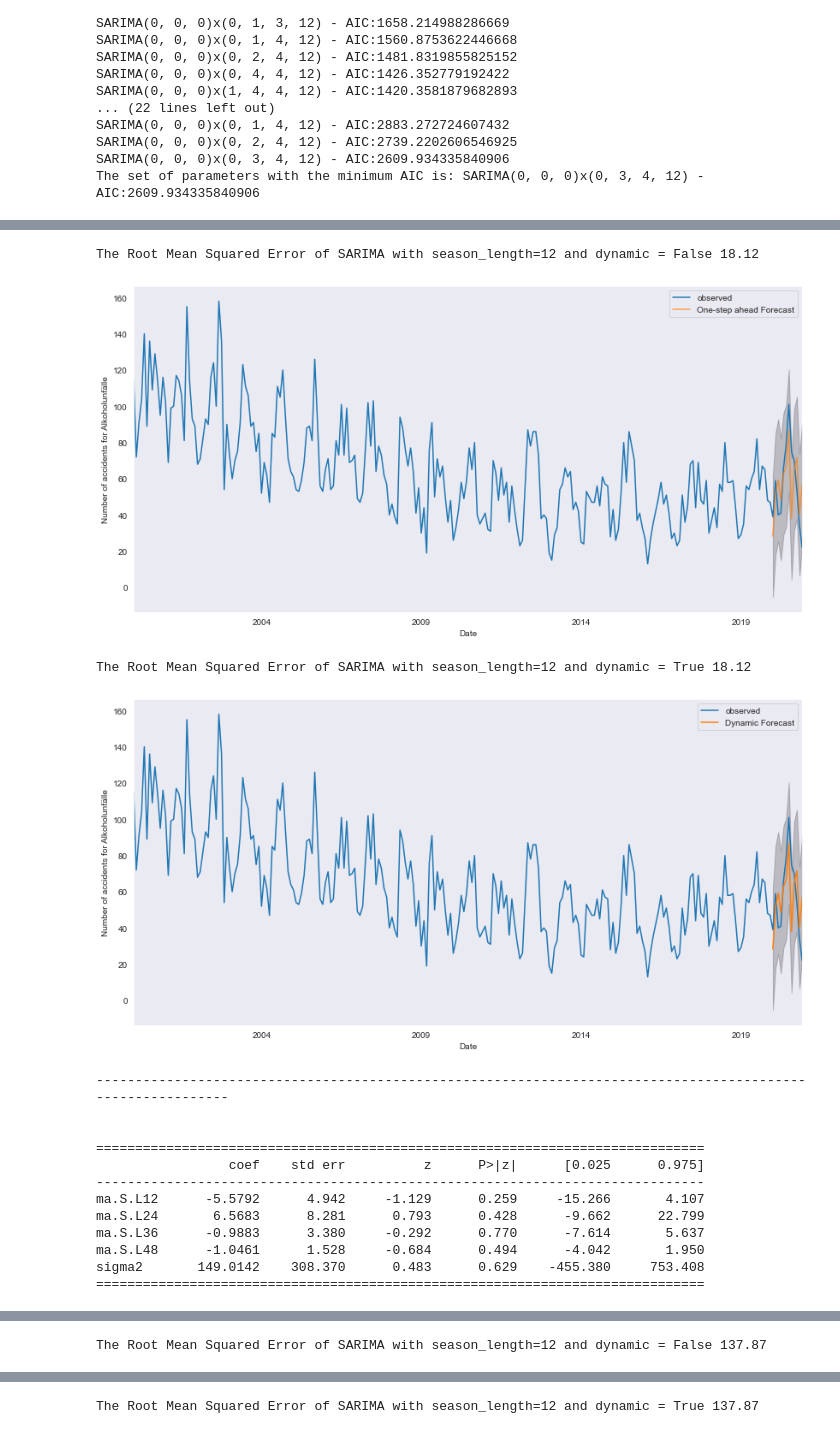
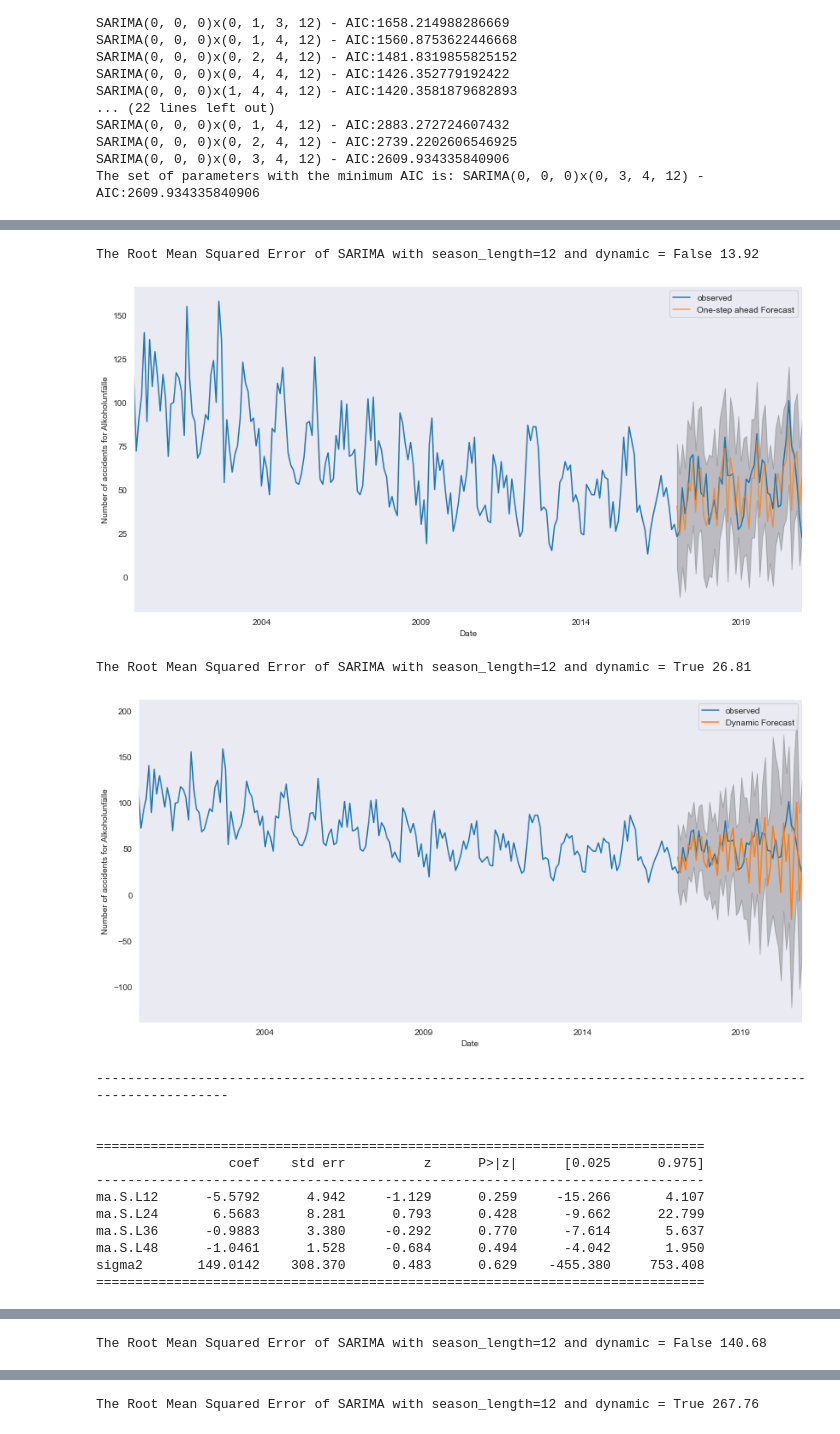
Before and after one commit to qadadri/Digital-Product-School-Challenge, a Jupyter notebook: preprocessing_visualization_training.ipynb, the cells around one changed output, grey strips where cells are left out. Drawn from its saved outputs; the diff is of its cells as text; code cells hidden in the pictures.

```diff
--- a/preprocessing_visualization_training.ipynb
+++ b/preprocessing_visualization_training.ipynb
@@ -371,38 +371,39 @@ def sarima_eva(y,order,seasonal_order,pred_date,y_to_test,cat, seasonal_period =
     ax.set_xlabel('Date')
     ax.set_ylabel('Number of accidents for ' + cat)
 
     plt.legend()
     plt.show()
 
     return (results)
 
 # Now let's split our dataset to dataset_train (80%) and dataset_test (20%)
 dataset_train = dataset[:'2017'] # 17 years for training
 dataset_val = dataset['2017':] # last 4 years for testing
 
 # Training + Testing
 models = []
 for i,cat in enumerate(MONATSZAHL):
     analysis_val = dataset_val[cat]
     analysis = dataset[cat]
-    models.append(sarima_eva(analysis,orders[i],seasonal_orders[i],'2020',analysis_val, cat))
+    models.append(sarima_eva(analysis,orders[i],seasonal_orders[i],'2017',analysis_val, cat)) # Using full dataset_val
+    models[i].save("./model_" + cat + ".pkg") # Saving models format pkg
     print("------------------------------------------------------------------------------------------------------------\n\n")
 # %% [output]
 ==============================================================================
                  coef    std err          z      P>|z|      [0.025      0.975]
 ------------------------------------------------------------------------------
 ar.S.L12      -0.5365      0.225     -2.387      0.017      -0.977      -0.096
 ma.S.L12      -0.3485      4.173     -0.084      0.933      -8.528       7.831
 ma.S.L24      -2.8381      3.639     -0.780      0.435      -9.970       4.294
 ma.S.L36       2.4300     10.300      0.236      0.813     -17.757      22.617
 ma.S.L48      -0.2070      0.688     -0.301      0.763      -1.555       1.141
 sigma2         6.1795     29.143      0.212      0.832     -50.940      63.299
 ==============================================================================
 [figure]
-The Root Mean Squared Error of SARIMA with season_length=12 and dynamic = False 18.12
+The Root Mean Squared Error of SARIMA with season_length=12 and dynamic = False 13.92
-[figure, old version]
+[figure, new version]
-The Root Mean Squared Error of SARIMA with season_length=12 and dynamic = True 18.12
+The Root Mean Squared Error of SARIMA with season_length=12 and dynamic = True 26.81
-[figure, old version]
+[figure, new version]
 ------------------------------------------------------------------------------------------------------------
 
 
@@ -416,4 +417,4 @@ ma.S.L48      -1.0461      1.528     -0.684      0.494      -4.042       1.950
 sigma2       149.0142    308.370      0.483      0.629    -455.380     753.408
 ==============================================================================
 [figure]
-The Root Mean Squared Error of SARIMA with season_length=12 and dynamic = False 137.87
+The Root Mean Squared Error of SARIMA with season_length=12 and dynamic = False 140.68
@@ -421 +422 @@ The Root Mean Squared Error of SARIMA with season_length=12 and dynamic = False
-The Root Mean Squared Error of SARIMA with season_length=12 and dynamic = True 137.87
+The Root Mean Squared Error of SARIMA with season_length=12 and dynamic = True 267.76
```
Also changed, not shown: parts of 3 cells of this notebook, 2 other files.
